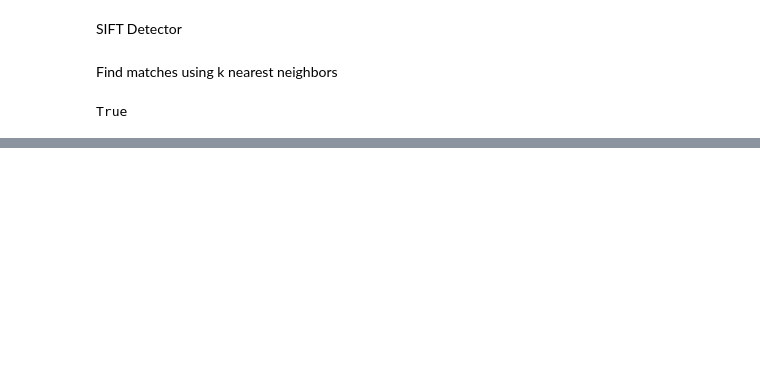
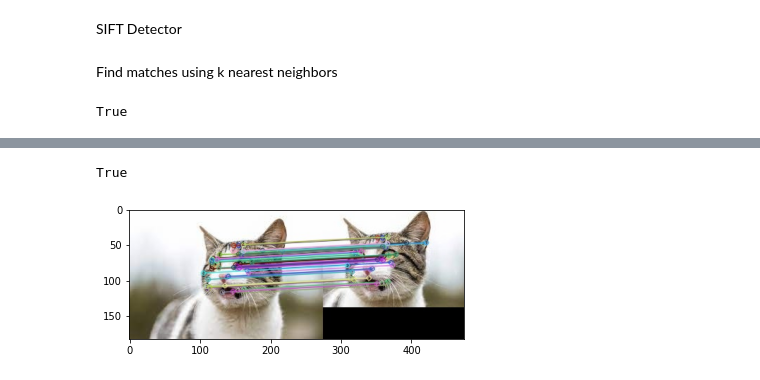
Before and after one commit to ultragorira/AI_and_ML, a Jupyter notebook: HuggingFace/CV/feature_matching.ipynb, the cells around one changed output, grey strips where cells are left out. Cells and saved outputs as stored; diff of their text form; code cells hidden in the pictures; blank space fills up the shorter version.

```diff
--- a/HuggingFace/CV/feature_matching.ipynb
+++ b/HuggingFace/CV/feature_matching.ipynb
@@ -40,0 +66,11 @@ plt.show()
+# %%
+cv2.imwrite("out_orb.jpg", img3)
+# %% [output]
+True
+# %%
+img = cv2.imread("out_orb.jpg")
+img_rgb = cv2.cvtColor(img, cv2.COLOR_BGR2RGB)
+plt.imshow(img_rgb)
+plt.show()
+# %% [output]
+[figure, added]
```
Also changed, not shown: parts of 9 cells of this notebook, 2 other files.
